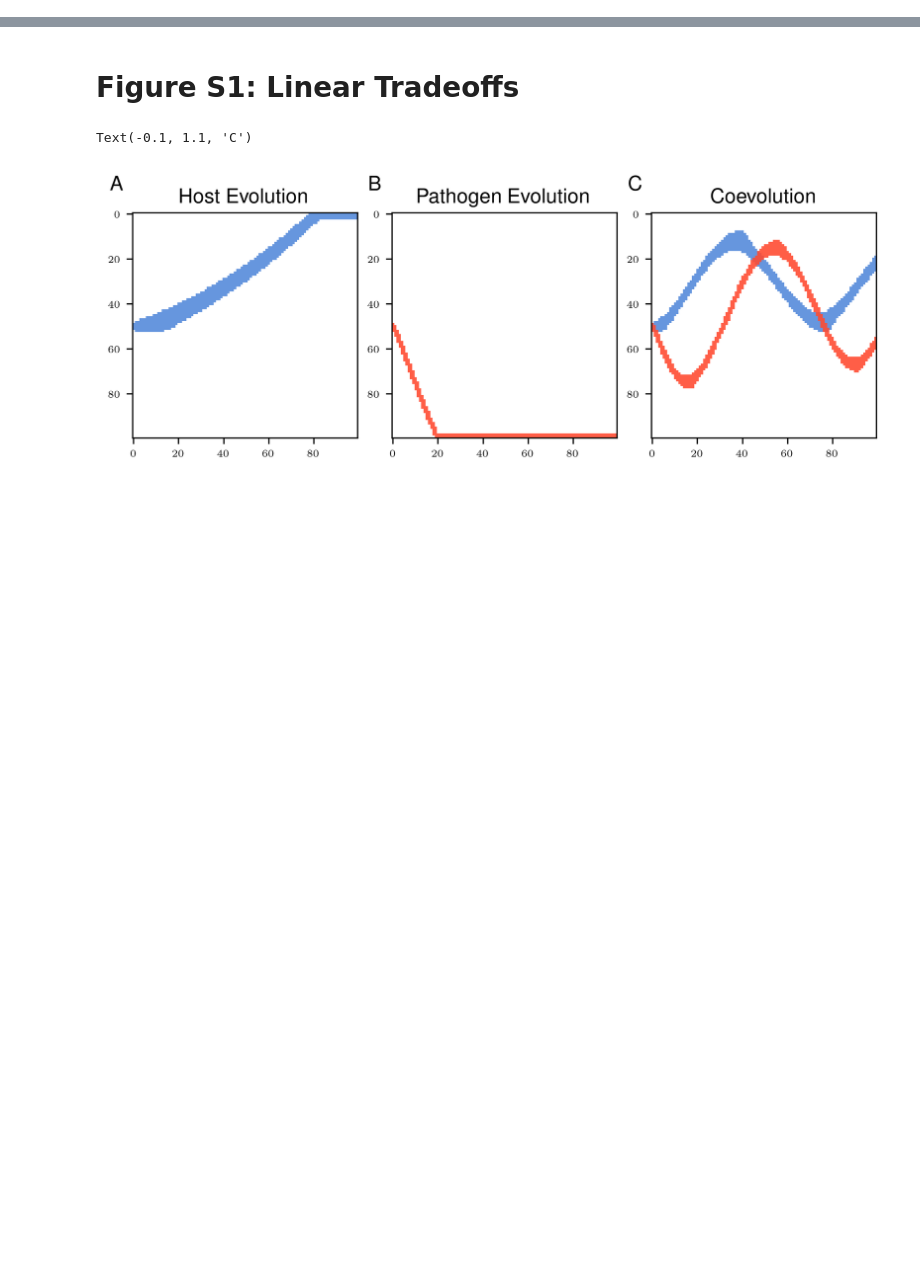
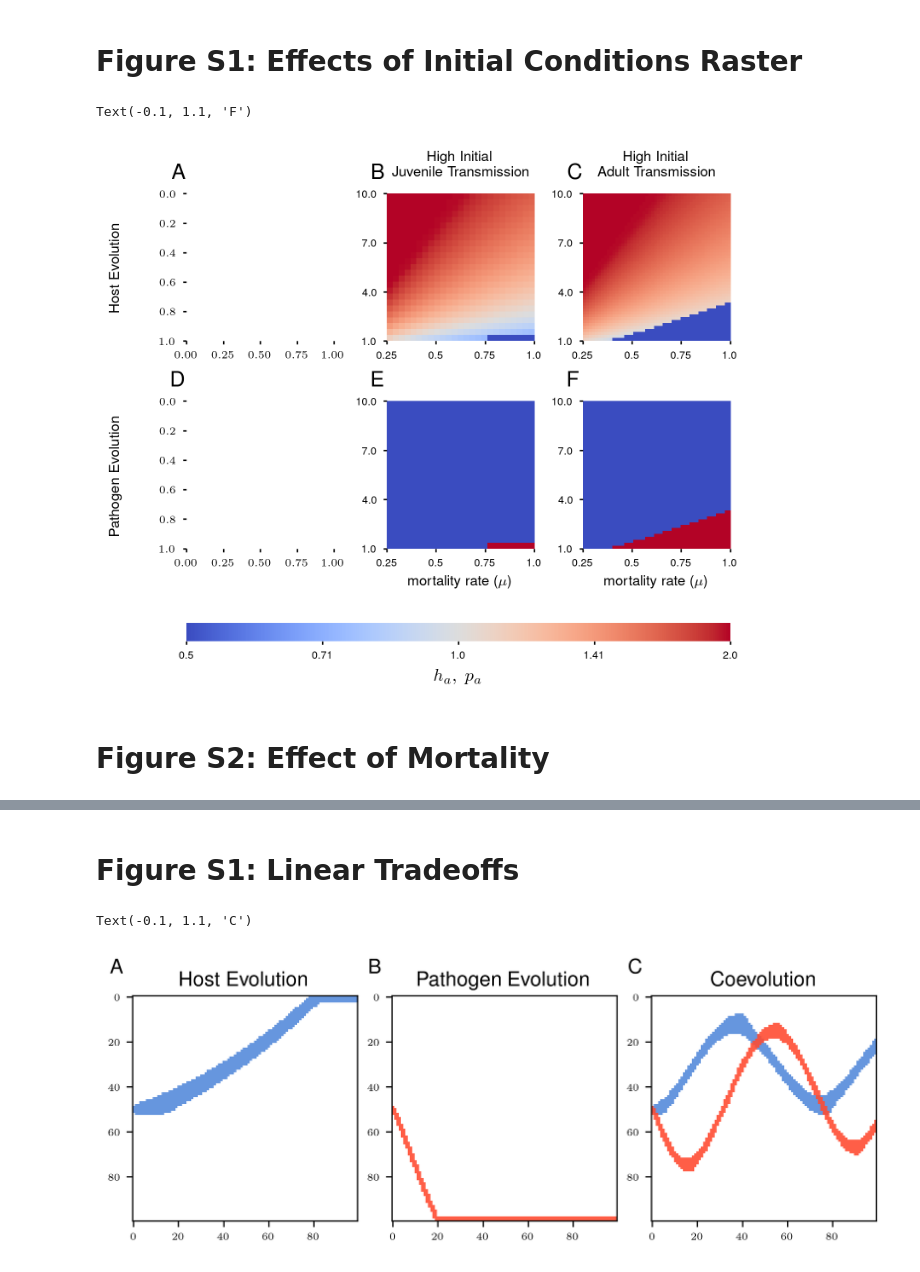
Before and after one commit to svhulse/transmission-coevolution, a Jupyter notebook: figures_supplementary.ipynb, the cells around one changed output, grey strips where cells are left out. Cells and saved outputs as stored; diff of their text form; code cells hidden in the pictures; blank space fills up the shorter version.

```diff
--- a/figures_supplementary.ipynb
+++ b/figures_supplementary.ipynb
@@ -39,3 +39,61 @@ def label_x_axis(ax, n_x_ticks = 3):
     x_tick_labels = np.linspace(0, host_model.N_iter, n_x_ticks)
 
     ax.set_xticks(x_ticks, x_tick_labels.astype(int))
+# %% [markdown]
+# Figure S1: Effects of Initial Conditions Raster #
+# %%
+host_path = 'data/default_init_50_coevol.p'
+path_path = 'data/default_init_50_coevol.p'
+coevol_path_50 = 'data/default_init_50_coevol.p'
+coevol_path_60 = 'data/default_init_60_coevol.p'
+
+coevol_raster_50 = RasterAnalysis(coevol_path_50, arg_x='m', arg_y='z')
+coevol_raster_60 = RasterAnalysis(coevol_path_60, arg_x='m', arg_y='z')
+# %%
+fig, ax = plt.subplots(figsize=(5,5), ncols=3, nrows=2, layout='compressed')
+
+S_coevol_50, I_coevol_50, = coevol_raster_50.evol_plot()
+S_coevol_60, I_coevol_60, = coevol_raster_60.evol_plot()
+
+plot = ax[0,1].imshow(99 - S_coevol_60, cmap='coolwarm', vmin=0, vmax=99)
+ax[1,1].imshow(99 - I_coevol_60, cmap='coolwarm', vmin=0, vmax=99)
+
+ax[0,2].imshow(99 - S_coevol_50, cmap='coolwarm', vmin=0, vmax=99)
+ax[1,2].imshow(99 - I_coevol_50, cmap='coolwarm', vmin=0, vmax=99)
+
+for axis in ax.reshape(-1):
+    axis.invert_yaxis()
+    axis.set_frame_on(False)
+    axis.tick_params('both', length=2)
+
+
+coevol_raster_50.label_axes(ax[0,1], (4, 4), label_x=False, label_y=False)
+coevol_raster_50.label_axes(ax[1,1], (4, 4), label_y=False, x_string=r'mortality rate ($\mu$)')
+coevol_raster_60.label_axes(ax[0,2], (4, 4), label_x=False, label_y=False)
+coevol_raster_60.label_axes(ax[1,2], (4, 4), label_y=False, x_string=r'mortality rate ($\mu$)')
+
+ax[0,1].set_title('High Initial\nJuvenile Transmission', pad=10, fontsize=8)
+ax[0,2].set_title('High Initial\nAdult Transmission', pad=10, fontsize=8)
+
+ax[0,0].annotate('Host Evolution', xy=(0, 0.5), xytext=(-40,0), xycoords='axes fraction', textcoords='offset points', ha='center', va='center', rotation=90, fontsize=8)
+ax[1,0].annotate('Pathogen Evolution', xy=(0, 0.5), xytext=(-40,0), xycoords='axes fraction', textcoords='offset points', ha='center', va='center', rotation=90, fontsize=8)
+
+cbar = fig.colorbar(plot, ax=ax[:], location='bottom', aspect=30)
+cbar.ax.set_xticklabels(['Low Juvenile Transmission \n High Adult Transmission', 'High Juvenile Transmission \n Low Adult Transmission'])
+cbar.ax.tick_params(axis='both', which='both', length=2)
+cbar.ax.set_xticks(np.linspace(0, 99, 5))
+cbar.ax.set_xticklabels(np.round(np.logspace(-1, 1, 5, base=2), 2))
+cbar.set_label(r'$h_a,\ p_a$', fontsize=10)
+cbar.outline.set_visible(False)
+
+ax[0,0].annotate("A", xy=(-0.1, 1.1), xycoords="axes fraction", fontsize=plot_label_size)
+ax[0,1].annotate("B", xy=(-0.1, 1.1), xycoords="axes fraction", fontsize=plot_label_size)
+ax[0,2].annotate("C", xy=(-0.1, 1.1), xycoords="axes fraction", fontsize=plot_label_size)
+ax[1,0].annotate("D", xy=(-0.1, 1.1), xycoords="axes fraction", fontsize=plot_label_size)
+ax[1,1].annotate("E", xy=(-0.1, 1.1), xycoords="axes fraction", fontsize=plot_label_size)
+ax[1,2].annotate("F", xy=(-0.1, 1.1), xycoords="axes fraction", fontsize=plot_label_size)
+# %% [output]
+Text(-0.1, 1.1, 'F')
+[figure, added]
+# %% [markdown]
+# Figure S2: Effect of Mortality #
```
Also changed, not shown: parts of 3 cells of this notebook, 2 other files.
